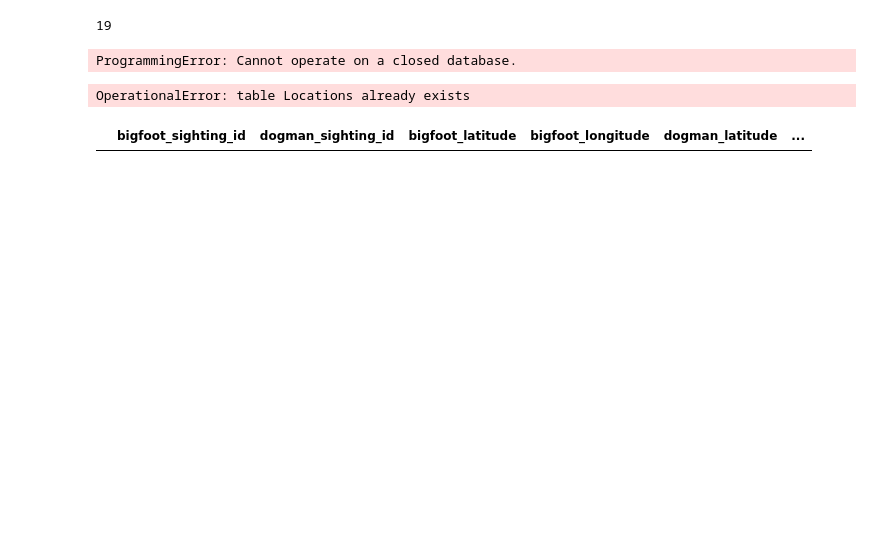
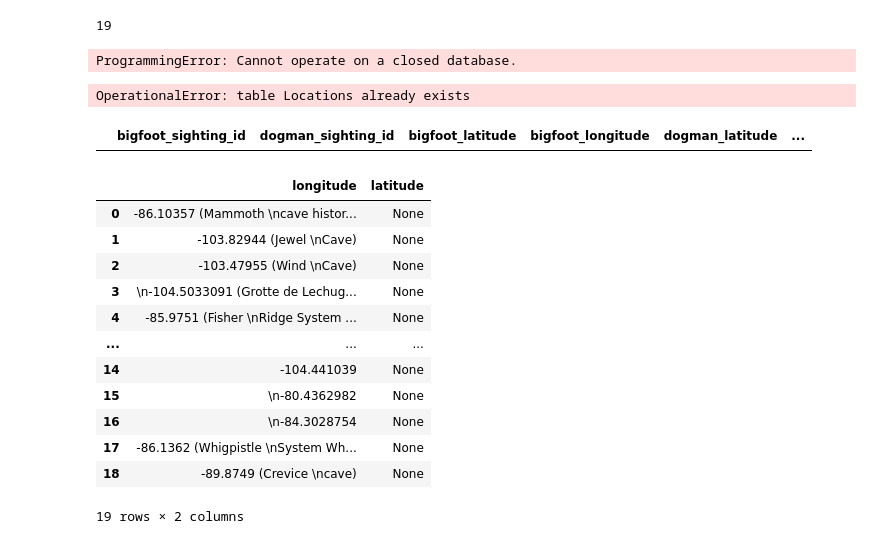
Before and after one commit to ryann1004/Capstone_RobertYann, a Jupyter notebook: Notebooks/Capstone_RY.ipynb, the cells around one changed output. Cells and saved outputs as stored; diff of their text form; code cells hidden in the pictures; blank space fills up the shorter version.

```diff
--- a/Notebooks/Capstone_RY.ipynb
+++ b/Notebooks/Capstone_RY.ipynb
@@ -1300,3 +1316,30 @@ result1 = pd.read_sql(query1, conn)
 result1
 # %% [output]
 |  | bigfoot_sighting_id | dogman_sighting_id | bigfoot_latitude | bigfoot_longitude | dogman_latitude | ... |
+# %%
+conn = sqlite3.connect('sightings_database.db')
+
+# view the latitude column data from CaveSystems table
+query2 = '''
+SELECT
+    longitude,
+    latitude
+FROM
+    CaveSystems;
+'''
+result2 = pd.read_sql(query2, conn)
+result2
+# %% [output]
+|  | longitude | latitude |
+| 0 | -86.10357﻿ (Mammoth \ncave histor... | None |
+| 1 | -103.82944﻿ (Jewel \nCave) | None |
+| 2 | -103.47955﻿ (Wind \nCave) | None |
+| 3 | \n-104.5033091﻿ (Grotte de Lechug... | None |
+| 4 | -85.9751﻿ (Fisher \nRidge System ... | None |
+| ... | ... | ... |
+| 14 | -104.441039 | None |
+| 15 | \n-80.4362982 | None |
+| 16 | \n-84.3028754 | None |
+| 17 | -86.1362﻿ (Whigpistle \nSystem Wh... | None |
+| 18 | -89.8749﻿ (Crevice \ncave) | None |
+19 rows × 2 columns
```
Also changed, not shown: parts of 4 cells of this notebook, 1 other file.
